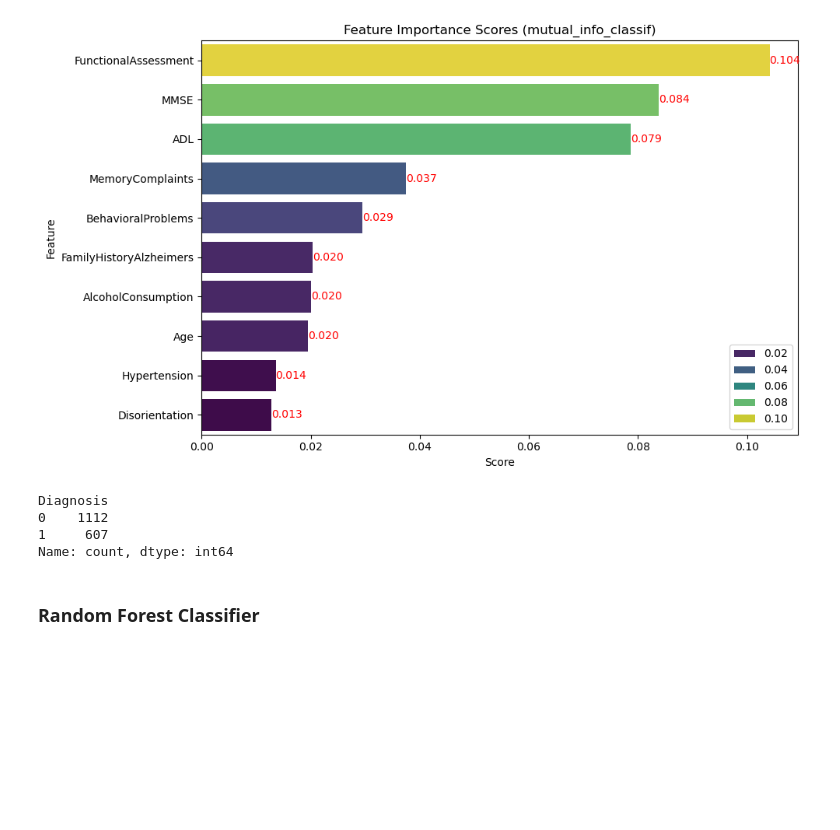
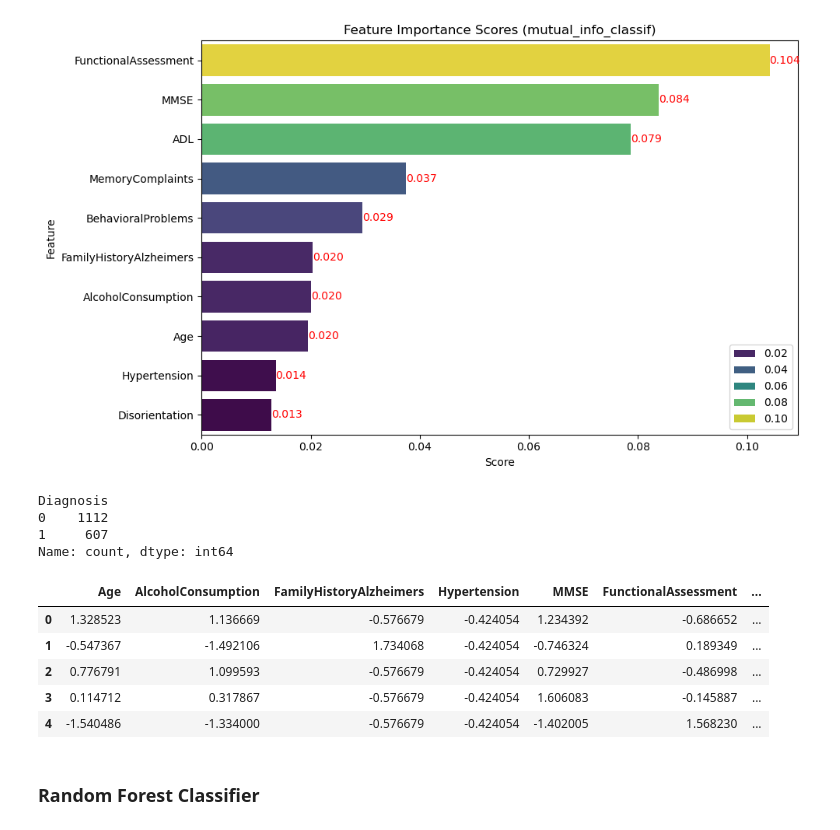
Before and after one commit to Frederickkrisna/Alzheimer_Disease_Prediction, a Jupyter notebook: model.ipynb, the cells around one changed output. Drawn from its saved outputs; the diff is of its cells as text; code cells hidden in the pictures; blank space fills up the shorter version.

```diff
--- a/model.ipynb
+++ b/model.ipynb
@@ -177,6 +177,15 @@ Diagnosis
 0    1112
 1     607
 Name: count, dtype: int64
+# %%
+X_train.head()
+# %% [output]
+|  | Age | AlcoholConsumption | FamilyHistoryAlzheimers | Hypertension | MMSE | FunctionalAssessment | ... |
+| 0 | 1.328523 | 1.136669 | -0.576679 | -0.424054 | 1.234392 | -0.686652 | ... |
+| 1 | -0.547367 | -1.492106 | 1.734068 | -0.424054 | -0.746324 | 0.189349 | ... |
+| 2 | 0.776791 | 1.099593 | -0.576679 | -0.424054 | 0.729927 | -0.486998 | ... |
+| 3 | 0.114712 | 0.317867 | -0.576679 | -0.424054 | 1.606083 | -0.145887 | ... |
+| 4 | -1.540486 | -1.334000 | -0.576679 | -0.424054 | -1.402005 | 1.568230 | ... |
 # %%
 saved_accuracy = {
     'RandomForest': 0,
```
Also changed, not shown: parts of 1 cell of this notebook, 6 other files.
